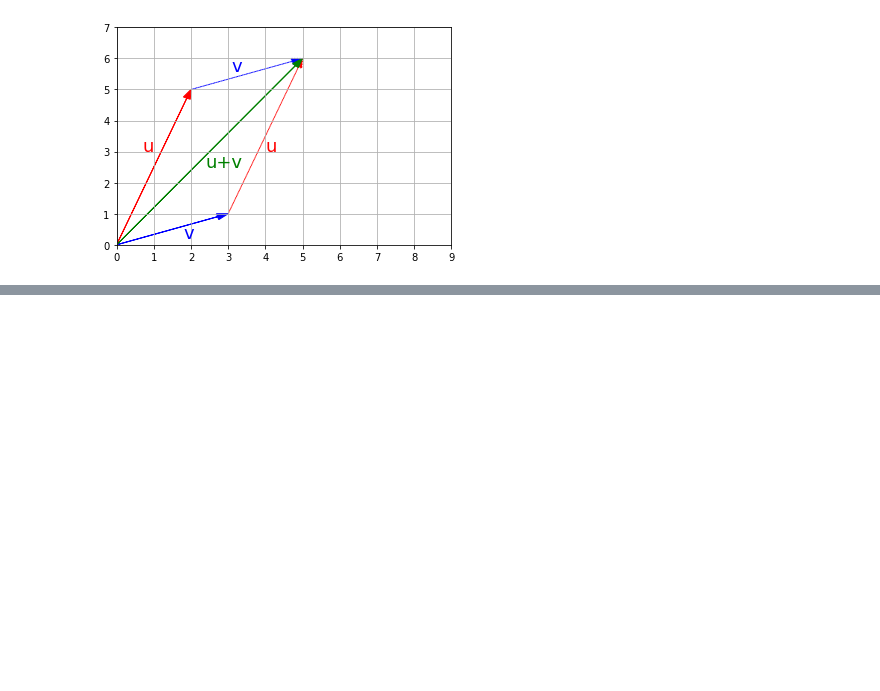
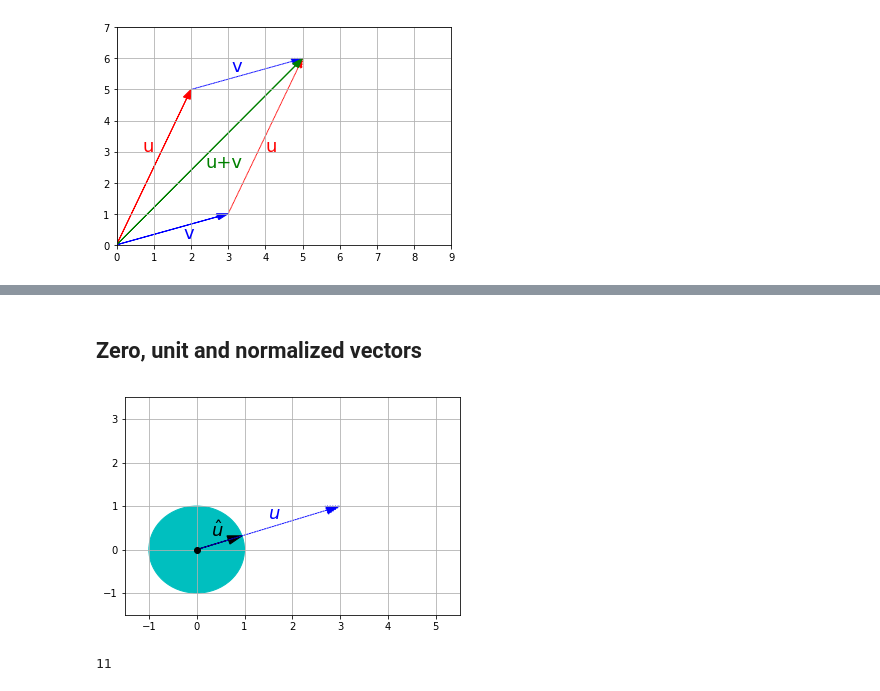
Before and after one commit to JohanSamir/Mathematics-for-ML, a Jupyter notebook: Week1. Key Concepts.ipynb, the cells around one changed output, grey strips where cells are left out. Saved outputs shown, nothing was run; the diff lists cells and outputs as text; code cells hidden in the pictures; blank space fills up the shorter version.

```diff
--- a/Week1. Key Concepts.ipynb
+++ b/Week1. Key Concepts.ipynb
@@ -102,0 +166,24 @@ plt.show()
+# %% [markdown]
+## Zero, unit and normalized vectors
+# %%
+plt.gca().add_artist(plt.Circle((0,0),1,color='c'))
+plt.plot(0, 0, "ko")
+plot_vector2d(v / LA.norm(v), color="k")
+plot_vector2d(v, color="b", linestyle=":")
+plt.text(0.3, 0.3, "$\hat{u}$", color="k", fontsize=18)
+plt.text(1.5, 0.7, "$u$", color="b", fontsize=18)
+plt.axis([-1.5, 5.5, -1.5, 3.5])
+plt.grid()
+plt.show()
+# %% [output]
+[figure, added]
+# %%
+
+def dot_product(v1, v2):
+    return sum(v1i * v2i for v1i, v2i in zip(v1, v2))
+
+print ('',dot_product(u, v),'np.dot(u,v)',np.dot(u,v))
+
+np.dot(u,v)
+# %% [output]
+11
```
Also changed, not shown: parts of 4 cells of this notebook.
